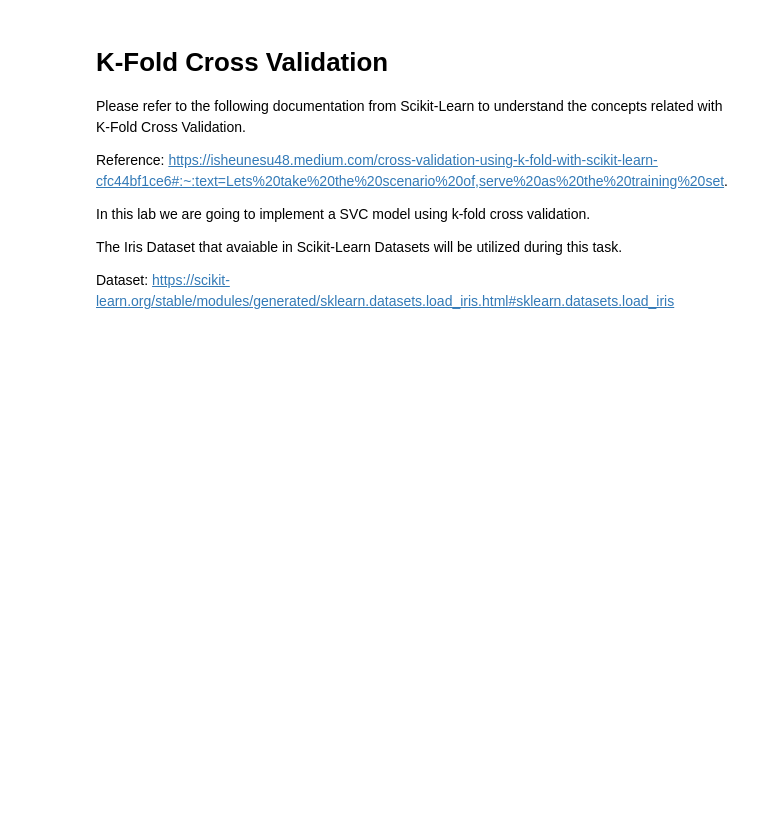
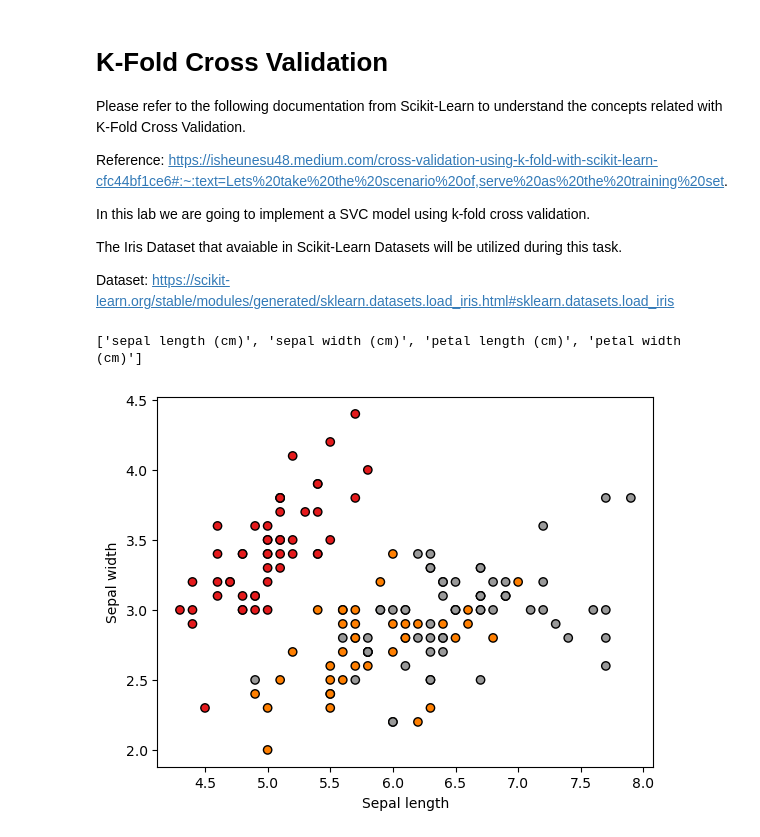
Before and after one commit to TheTharz/ML-Lectures, a Jupyter notebook: Lab 06/Cross_Validation_Student_Version.ipynb, the cells around one changed output. Saved outputs shown, nothing was run; the diff lists cells and outputs as text; code cells hidden in the pictures; blank space fills up the shorter version.

```diff
--- a/Lab 06/Cross_Validation_Student_Version.ipynb
+++ b/Lab 06/Cross_Validation_Student_Version.ipynb
@@ -13,8 +21,12 @@ Dataset: https://scikit-learn.org/stable/modules/generated/sklearn.datasets.load
 # %%
-# Load the necessary libararies
-
+# Load the dataset
+from sklearn.datasets import load_iris
+data = load_iris()
 # Your code here
 # %%
-# Load the dataset
+# Print the model feature names
+print(data.feature_names)
 
 # Your code here
+# %% [output]
+['sepal length (cm)', 'sepal width (cm)', 'petal length (cm)', 'petal width (cm)']
@@ -25,6 +33,13 @@ Dataset: https://scikit-learn.org/stable/modules/generated/sklearn.datasets.load
 # %%
-# Select two features from the above features and plot the dataset in the 2D space using matplotlib scatterplots
-
+# Select two features from the above features and plot the dataset in the 2D space using matplotlib scatterplot
 # Your code here
+X = data.data[:, :2]
+y = data.target
+plt.scatter(X[:, 0], X[:, 1], c=y, cmap=plt.cm.Set1, edgecolor='k')
+plt.xlabel('Sepal length')
+plt.ylabel('Sepal width')
+plt.show()
+# %% [output]
+[figure, added]
 # %%
 # Seperate the features and target from the dataset.
```
Also changed, not shown: parts of 3 cells of this notebook, 1 other file.
